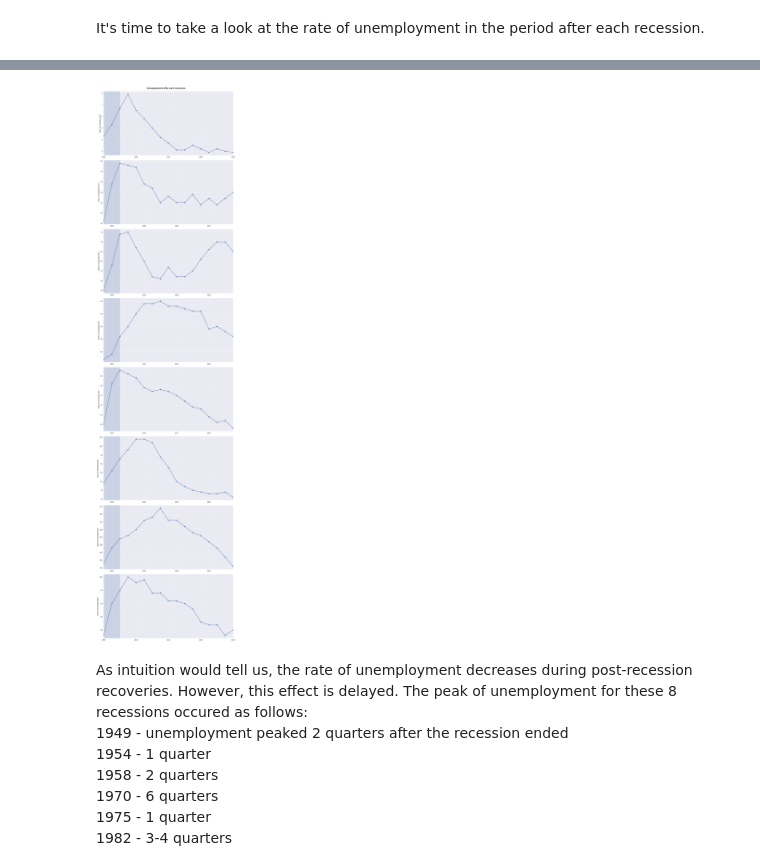
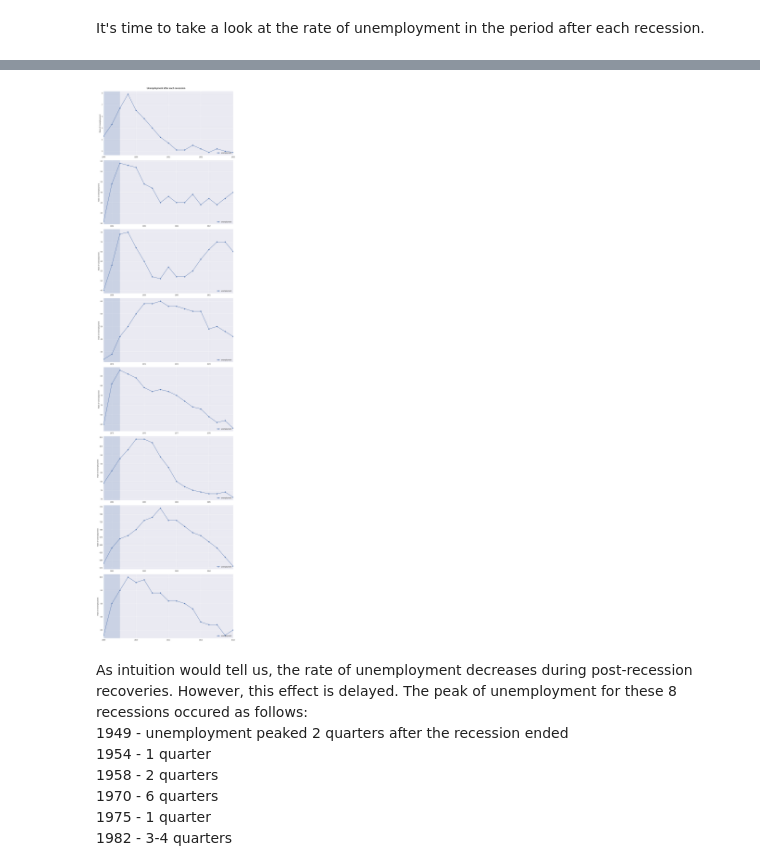
Before and after one commit to javierorman/recovery_economics, a Jupyter notebook: recovery_economics.ipynb, the cells around one changed output, grey strips where cells are left out. Cells and saved outputs as stored; diff of their text form; code cells hidden in the pictures.

```diff
--- a/recovery_economics.ipynb
+++ b/recovery_economics.ipynb
@@ -26,4 +38,4 @@ warnings.filterwarnings('ignore')
 drive_path = 'drive/My Drive/Colab Notebooks/crises_recovery/datasets/'
 rel_path = 'datasets/'
 
-PATH = rel_path
+PATH = drive_path
@@ -237,7 +251,8 @@ from IPython.display import Javascript
 import matplotlib.cm as cm
 
 def plot_multiple(title, column, ylabel, dataframe=df, idx=rec_ends,
-                  num_axes=8, figsize=(12,48), style='o-'):
+                  num_axes=8, figsize=(12,48), style='o-', yticks=True,
+                  legend=False):
   """
   Create multiple plots of a DataFrame's column against the DataFrame's time index
 
@@ -261,8 +276,11 @@ def plot_multiple(title, column, ylabel, dataframe=df, idx=rec_ends,
       Figure dimensions to be passed to plt.subplots
     style : str
       Line style (for example '-') to be passed to pandas df.plot()
+    yticks: bool
+      Whether to use y-ticks or not
+    legend: bool
   """
-  # Show full cell output so no scrolling will be necessary
+  # Show full cell output without scrolling
   display(Javascript('''google.colab.output.setIframeHeight(0, true, {maxHeight: 5000})'''))
 
   # Create figure, subplots and set figure title
@@ -271,20 +289,26 @@ def plot_multiple(title, column, ylabel, dataframe=df, idx=rec_ends,
 
   for i, ax in zip(idx, axs):
     # Compute dataframe for each time period
-    df_rec = df.iloc[i-1:i+16]
+    df_rec = dataframe.iloc[i-1:i+16]
 
     # Draw plot
     df_rec.plot(x='period', y=column, grid=True, ax=ax,
-                legend=False, style=style)
+                legend=legend, style=style)
+
+    # Disable yticks if False
+    if not yticks:
+      ax.set_yticks([])
 
     # Set axis labels
     ax.set_xlabel('')
     ax.set_ylabel(ylabel)
 
+    ax.legend(loc='lower right')
+
     # Create shaded area covering recession period before recovery begins
     ax.axvspan(xmin=df_rec['period'].min(), xmax=df_rec.iloc[2]['period'], alpha=0.2)
 
-  plt.show()
+  # plt.show()
 # %% [markdown]
 Now we plot the GDP change rate per quarter for each post-recession recovery. Note that the shaded area to the left of each plot represents the last 2 quarters of each recession.
 # %%
@@ -400,12 +421,13 @@ memory usage: 7.0 KB
 # %% [markdown]
 It's time to take a look at the rate of unemployment in the period after each recession.
 # %%
-plot_multiple(title='Unemployment after each recession',
+plot_multiple(dataframe=df,
+              title='Unemployment after each recession',
               column='unemployment',
               ylabel='Rate of Unemployment')
 # %% [output]
 [interactive output not drawn]
-[figure, old version]
+[figure, new version]
 # %% [markdown]
 As intuition would tell us, the rate of unemployment decreases during post-recession recoveries. However, this effect is delayed. The peak of unemployment for these 8 recessions occured as follows:
 1949 - unemployment peaked 2 quarters after the recession ended
```
Also changed, not shown: parts of 18 cells of this notebook.
